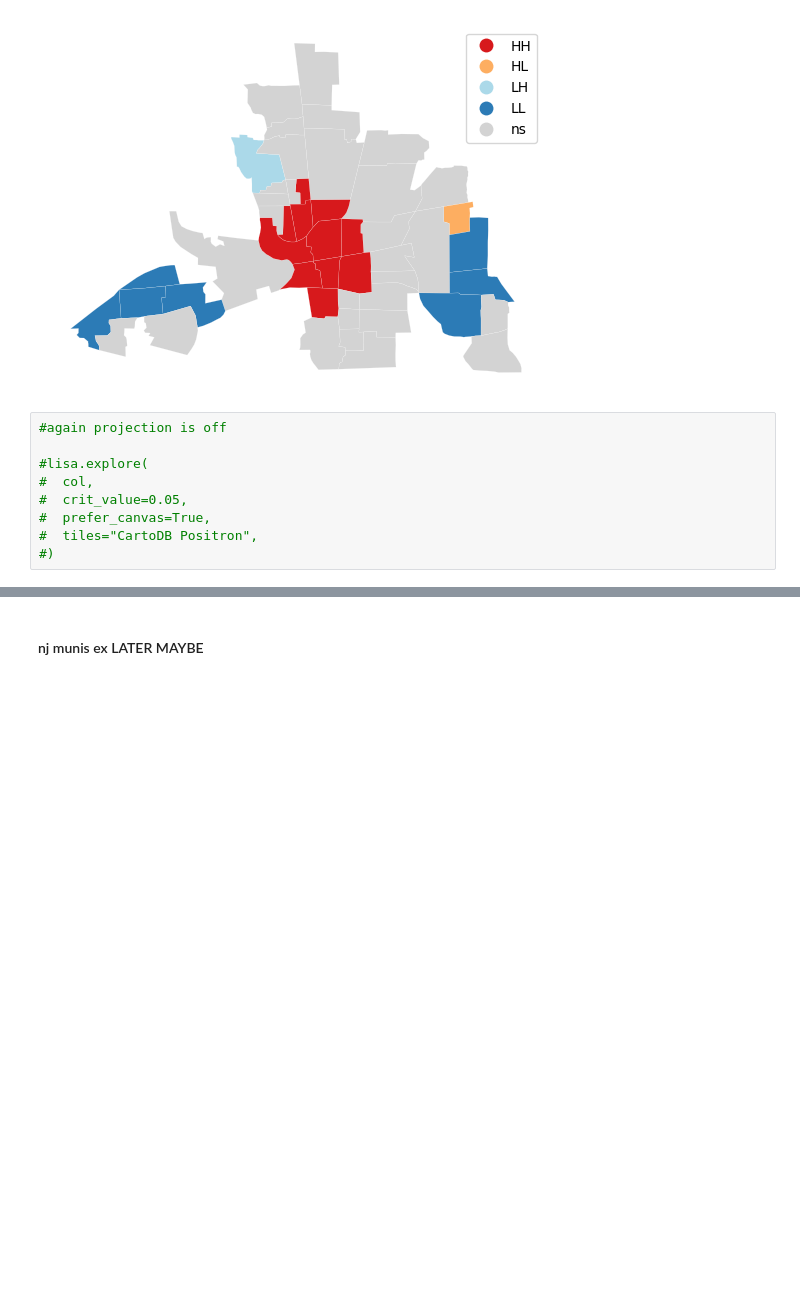
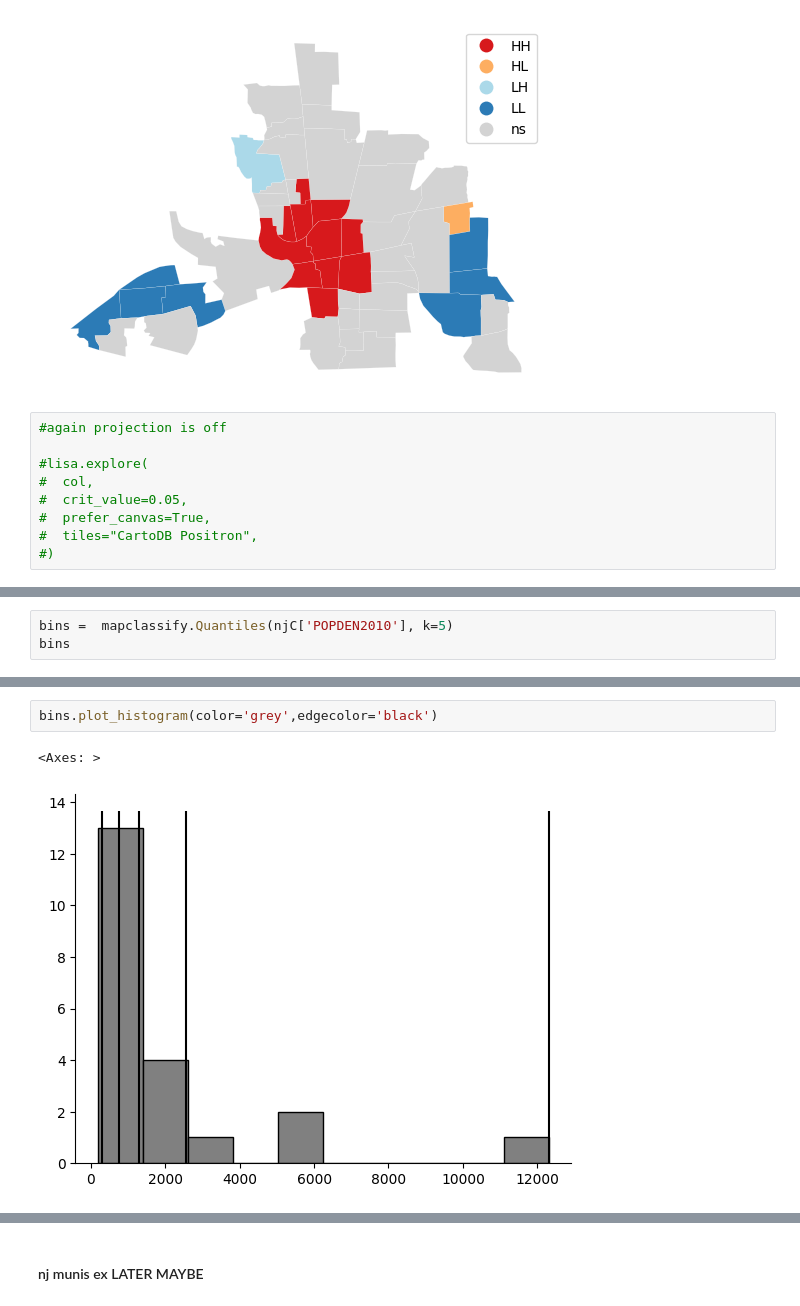
Before and after one commit to theaok/gisPy, a Jupyter notebook: geoda.ipynb, the cells around one changed output, grey strips where cells are left out. Saved outputs shown, nothing was run; the diff lists cells and outputs as text; blank space fills up the shorter version.

```diff
--- a/geoda.ipynb
+++ b/geoda.ipynb
@@ -287,0 +351,3 @@ esdaplot.lisa_cluster(lisa,col)
+# %%
+bins =  mapclassify.Quantiles(njC['POPDEN2010'], k=5)
+bins
@@ -287,0 +364,5 @@ esdaplot.lisa_cluster(lisa,col)
+# %%
+bins.plot_histogram(color='grey',edgecolor='black')
+# %% [output]
+<Axes: >
+[figure, added]
```
Also changed, not shown: parts of 16 cells of this notebook.
